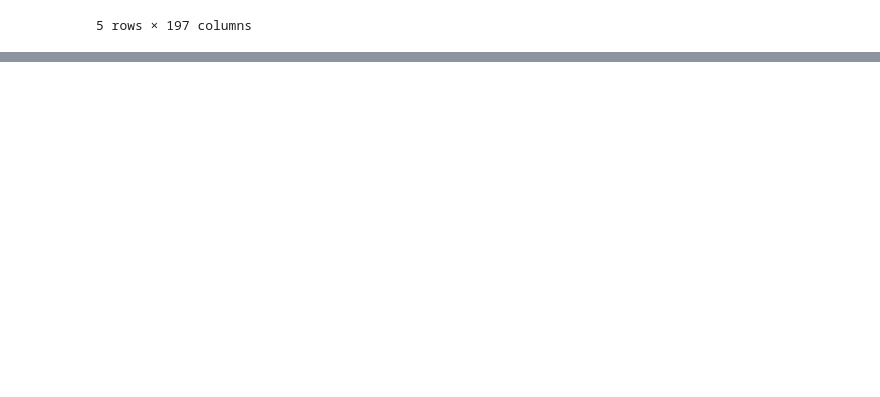
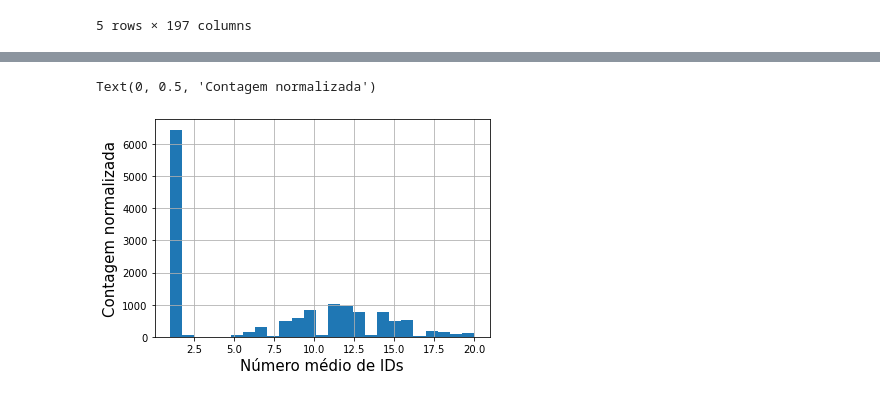
Before and after one commit to dehscardoso/desenvolve-boticario, a Jupyter notebook: Módulos Extra/Formação Data Science/Modelos Preditivos em Dados - Detecção de Fraude/Detectando Fraude.ipynb, the cells around one changed output, grey strips where cells are left out. Cells and saved outputs as stored; diff of their text form; code cells hidden in the pictures; blank space fills up the shorter version.

```diff
--- a/Módulos Extra/Formação Data Science/Modelos Preditivos em Dados - Detecção de Fraude/Detectando Fraude.ipynb
+++ b/Módulos Extra/Formação Data Science/Modelos Preditivos em Dados - Detecção de Fraude/Detectando Fraude.ipynb
@@ -399,0 +708,7 @@ ax
+# %%
+fraude_df[fraude_df["fraude"] == 1].media_id.hist(bins=25)
+plt.xlabel("Número médio de IDs", fontsize=15)
+plt.ylabel("Contagem normalizada", fontsize=15)
+# %% [output]
+Text(0, 0.5, 'Contagem normalizada')
+[figure, added]
```
Also changed, not shown: parts of 89 cells of this notebook, 6 other files.
